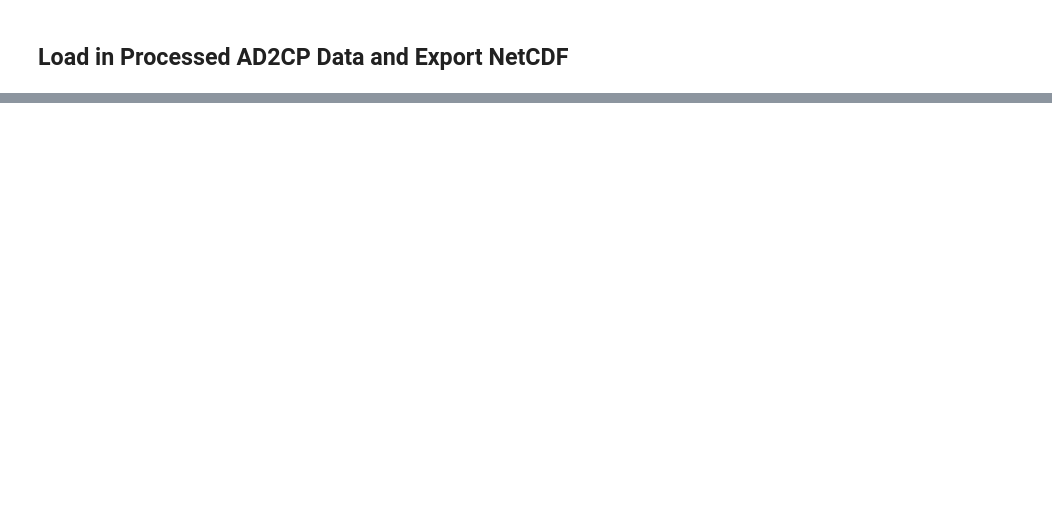
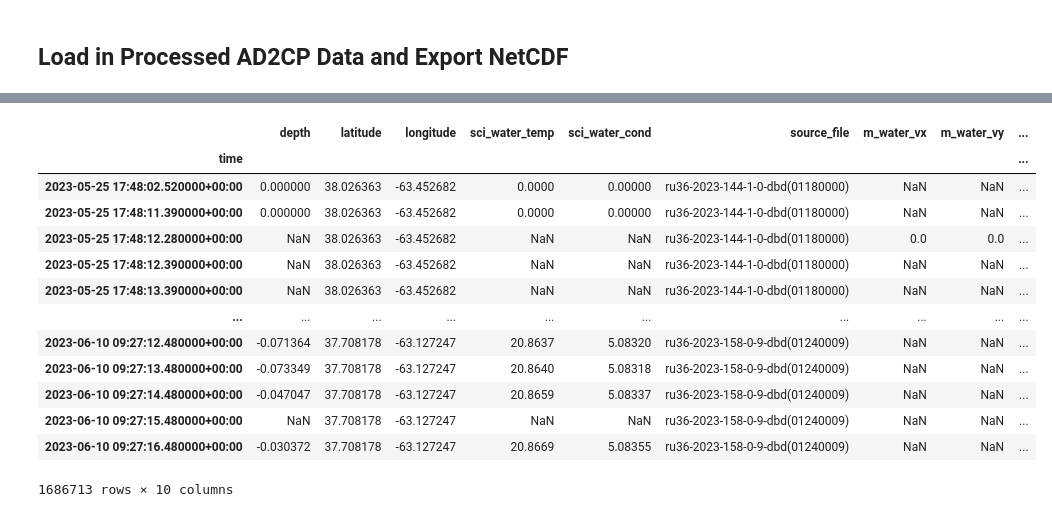
Before and after one commit to JGradone/Slocum-AD2CP, a Jupyter notebook: notebooks/Slocum_AD2CP_Processing_Ru36.ipynb, the cells around one changed output, grey strips where cells are left out. Drawn from its saved outputs; the diff is of its cells as text; code cells hidden in the pictures; blank space fills up the shorter version.

```diff
--- a/notebooks/Slocum_AD2CP_Processing_Ru36.ipynb
+++ b/notebooks/Slocum_AD2CP_Processing_Ru36.ipynb
@@ -86,0 +56,29 @@ gdf
+# %%
+ds_id = 'ru36-20230525T1748-trajectory-raw-delayed'
+
+
+## Load flight data
+variables = ['depth', 'latitude', 'longitude', 'time', 'sci_water_temp', 'sci_water_cond','source_file', 'm_water_vx', 'm_water_vy', 'm_heading']
+gdf = get_erddap_dataset(ds_id, server='http://slocum-data.marine.rutgers.edu/erddap', variables = variables, filetype='dataframe')
+gdf.columns = variables
+
+## Great way to find start and end times!!
+start_times = gdf.groupby('source_file').first().time.values
+end_times   = gdf.groupby('source_file').last().time.values
+## Remove time zone for slicing ad2cp times
+start_times2 = pd.to_datetime(start_times).tz_localize(None)
+end_times2 = pd.to_datetime(end_times).tz_localize(None)
+
+
+
+ds_id2 = 'ru36-20230525T1748-trajectory-raw-rt'
+
+
+## Load flight data, need magnetic declination to rotate depth averaged current later on
+variables2 = ['time','m_gps_mag_var']
+gdf2 = get_erddap_dataset(ds_id2, server='http://slocum-data.marine.rutgers.edu/erddap', variables = variables2, filetype='dataframe')
+gdf2.columns = variables2
+
+
+gdf=gdf.merge(gdf2,on='time',how='left')
+gdf
@@ -348,0 +395,19 @@ Attributes:
+# %%
+gdf['time']=pd.to_datetime(gdf.time)
+gdf=gdf.set_index('time')
+gdf
+# %% [output]
+|  | depth | latitude | longitude | sci_water_temp | sci_water_cond | source_file | m_water_vx | m_water_vy | ... |
+| time |  |  |  |  |  |  |  |  | ... |
+| 2023-05-25 17:48:02.520000+00:00 | 0.000000 | 38.026363 | -63.452682 | 0.0000 | 0.00000 | ru36-2023-144-1-0-dbd(01180000) | NaN | NaN | ... |
+| 2023-05-25 17:48:11.390000+00:00 | 0.000000 | 38.026363 | -63.452682 | 0.0000 | 0.00000 | ru36-2023-144-1-0-dbd(01180000) | NaN | NaN | ... |
+| 2023-05-25 17:48:12.280000+00:00 | NaN | 38.026363 | -63.452682 | NaN | NaN | ru36-2023-144-1-0-dbd(01180000) | 0.0 | 0.0 | ... |
+| 2023-05-25 17:48:12.390000+00:00 | NaN | 38.026363 | -63.452682 | NaN | NaN | ru36-2023-144-1-0-dbd(01180000) | NaN | NaN | ... |
+| 2023-05-25 17:48:13.390000+00:00 | NaN | 38.026363 | -63.452682 | NaN | NaN | ru36-2023-144-1-0-dbd(01180000) | NaN | NaN | ... |
+| ... | ... | ... | ... | ... | ... | ... | ... | ... | ... |
+| 2023-06-10 09:27:12.480000+00:00 | -0.071364 | 37.708178 | -63.127247 | 20.8637 | 5.08320 | ru36-2023-158-0-9-dbd(01240009) | NaN | NaN | ... |
+| 2023-06-10 09:27:13.480000+00:00 | -0.073349 | 37.708178 | -63.127247 | 20.8640 | 5.08318 | ru36-2023-158-0-9-dbd(01240009) | NaN | NaN | ... |
+| 2023-06-10 09:27:14.480000+00:00 | -0.047047 | 37.708178 | -63.127247 | 20.8659 | 5.08337 | ru36-2023-158-0-9-dbd(01240009) | NaN | NaN | ... |
+| 2023-06-10 09:27:15.480000+00:00 | NaN | 37.708178 | -63.127247 | NaN | NaN | ru36-2023-158-0-9-dbd(01240009) | NaN | NaN | ... |
+| 2023-06-10 09:27:16.480000+00:00 | -0.030372 | 37.708178 | -63.127247 | 20.8669 | 5.08355 | ru36-2023-158-0-9-dbd(01240009) | NaN | NaN | ... |
+1686713 rows × 10 columns
```
Also changed, not shown: parts of 9 cells of this notebook.
